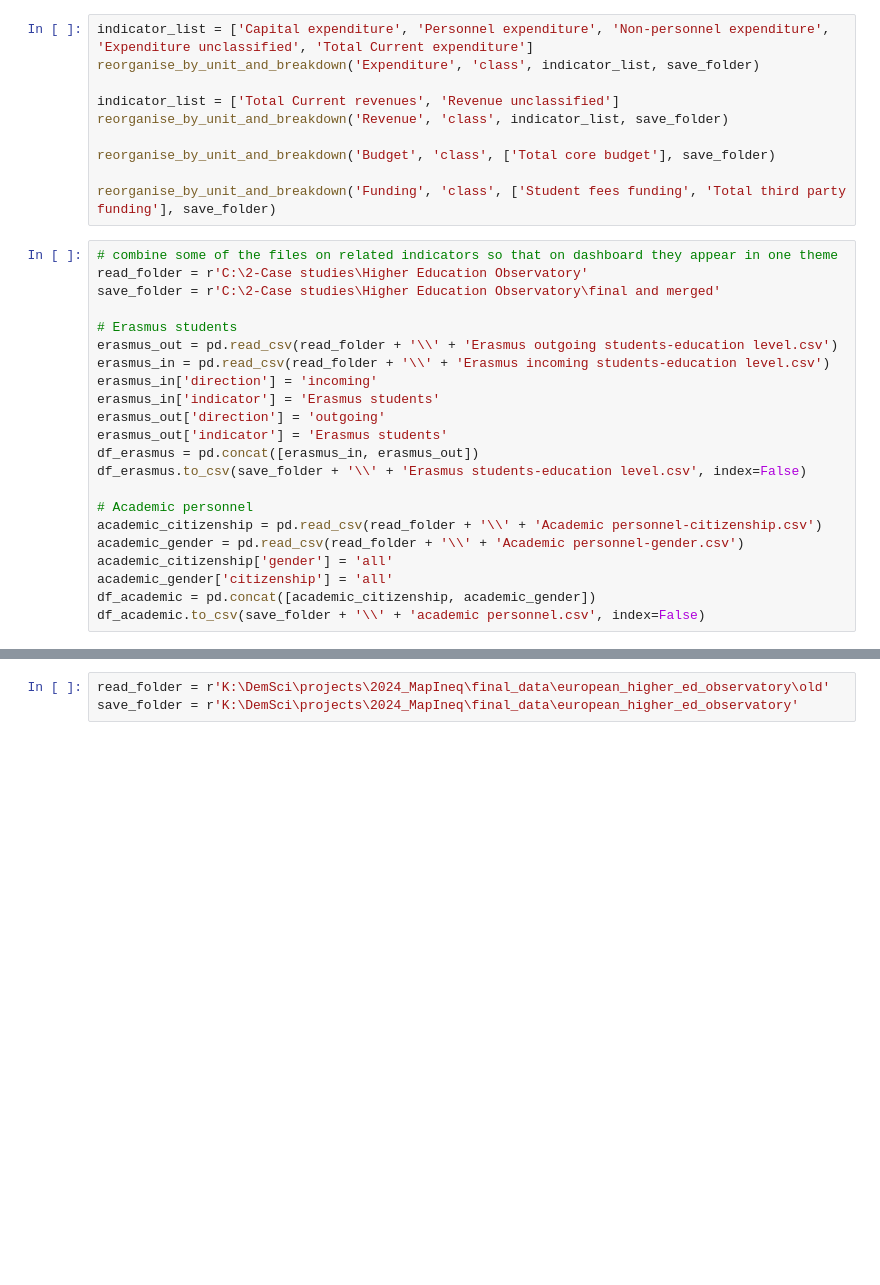
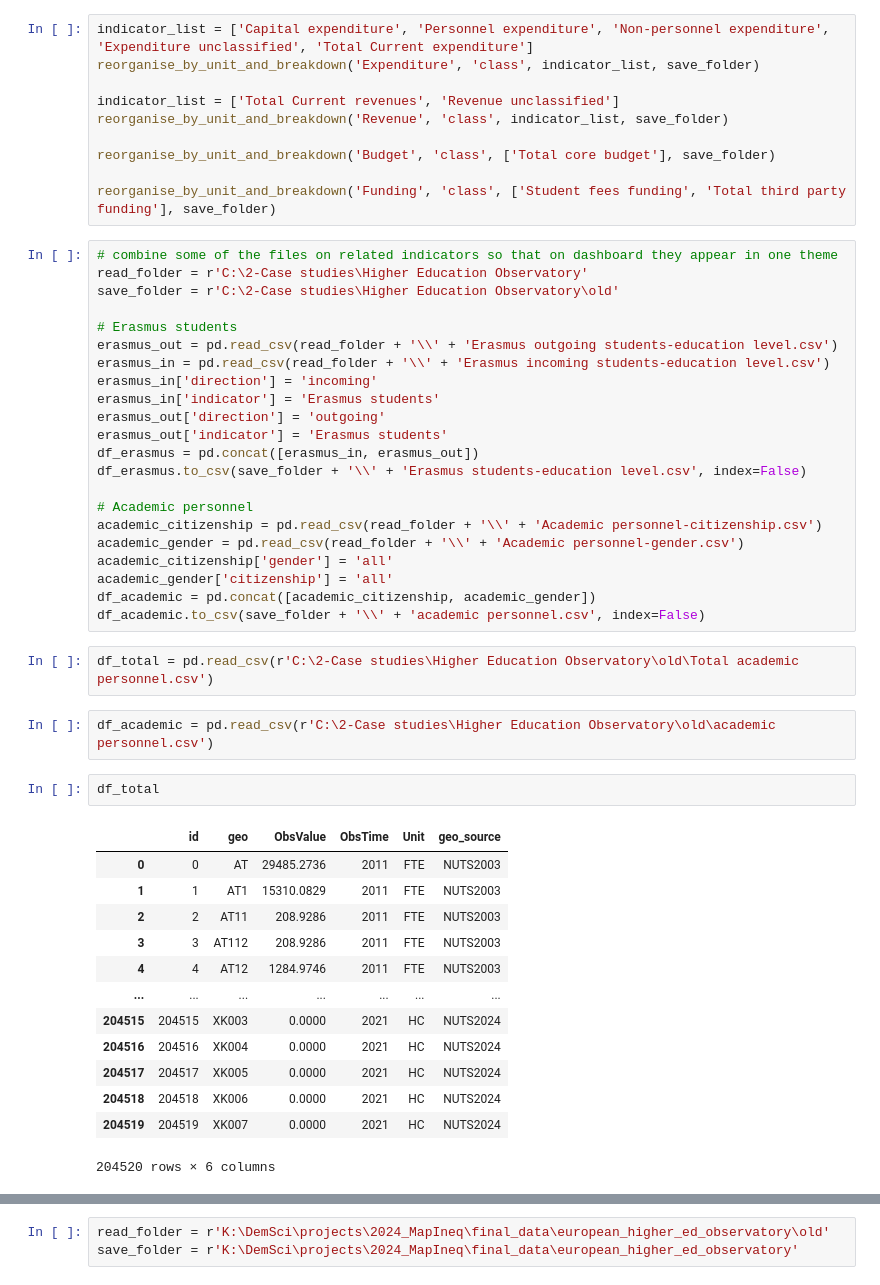
Before and after one commit to OxfordDemSci/Mapineq, a Jupyter notebook: src/data-wrangling/higher_ed_observatory/2025.03.20 Higher education observatory.ipynb, the cells around one changed output, grey strips where cells are left out. Saved outputs shown, nothing was run; the diff lists cells and outputs as text; blank space fills up the shorter version.

```diff
--- a/src/data-wrangling/higher_ed_observatory/2025.03.20 Higher education observatory.ipynb
+++ b/src/data-wrangling/higher_ed_observatory/2025.03.20 Higher education observatory.ipynb
@@ -282,7 +282,7 @@ reorganise_by_unit_and_breakdown('Funding', 'class', ['Student fees funding', 'T
 # %%
 # combine some of the files on related indicators so that on dashboard they appear in one theme
 read_folder = r'C:\2-Case studies\Higher Education Observatory'
-save_folder = r'C:\2-Case studies\Higher Education Observatory\final and merged'
+save_folder = r'C:\2-Case studies\Higher Education Observatory\old'
 
 # Erasmus students
 erasmus_out = pd.read_csv(read_folder + '\\' + 'Erasmus outgoing students-education level.csv')
@@ -301,6 +301,26 @@ academic_citizenship['gender'] = 'all'
 academic_gender['citizenship'] = 'all'
 df_academic = pd.concat([academic_citizenship, academic_gender])
 df_academic.to_csv(save_folder + '\\' + 'academic personnel.csv', index=False)
+# %%
+df_total = pd.read_csv(r'C:\2-Case studies\Higher Education Observatory\old\Total academic personnel.csv')
+# %%
+df_academic = pd.read_csv(r'C:\2-Case studies\Higher Education Observatory\old\academic personnel.csv')
+# %%
+df_total
+# %% [output]
+|  | id | geo | ObsValue | ObsTime | Unit | geo_source |
+| 0 | 0 | AT | 29485.2736 | 2011 | FTE | NUTS2003 |
+| 1 | 1 | AT1 | 15310.0829 | 2011 | FTE | NUTS2003 |
+| 2 | 2 | AT11 | 208.9286 | 2011 | FTE | NUTS2003 |
+| 3 | 3 | AT112 | 208.9286 | 2011 | FTE | NUTS2003 |
+| 4 | 4 | AT12 | 1284.9746 | 2011 | FTE | NUTS2003 |
+| ... | ... | ... | ... | ... | ... | ... |
+| 204515 | 204515 | XK003 | 0.0000 | 2021 | HC | NUTS2024 |
+| 204516 | 204516 | XK004 | 0.0000 | 2021 | HC | NUTS2024 |
+| 204517 | 204517 | XK005 | 0.0000 | 2021 | HC | NUTS2024 |
+| 204518 | 204518 | XK006 | 0.0000 | 2021 | HC | NUTS2024 |
+| 204519 | 204519 | XK007 | 0.0000 | 2021 | HC | NUTS2024 |
+204520 rows × 6 columns
 # %%
 # students enrolled
 all_breakdown = ['citizenship', 'gender', 'field']
```
Also changed, not shown: parts of 4 cells of this notebook.
